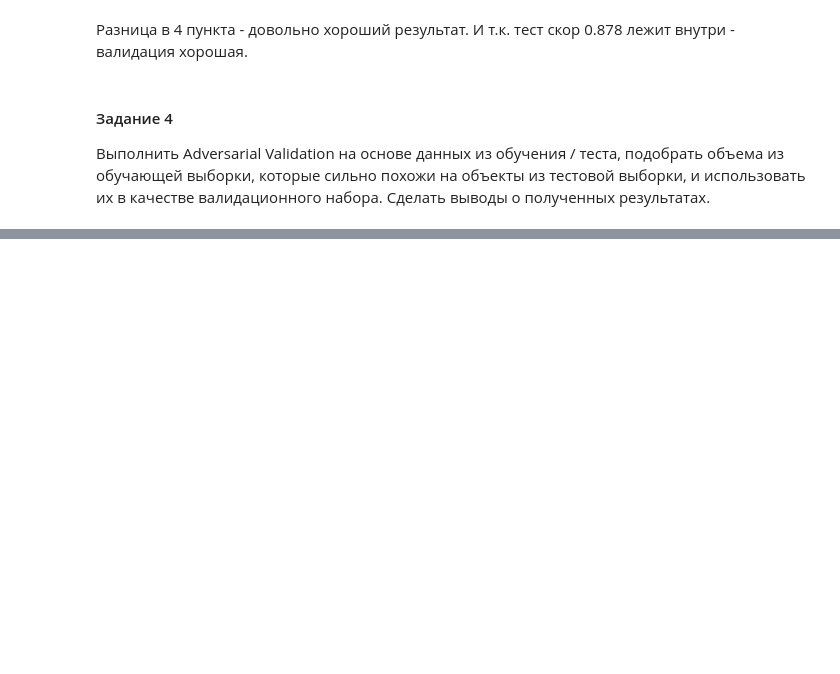
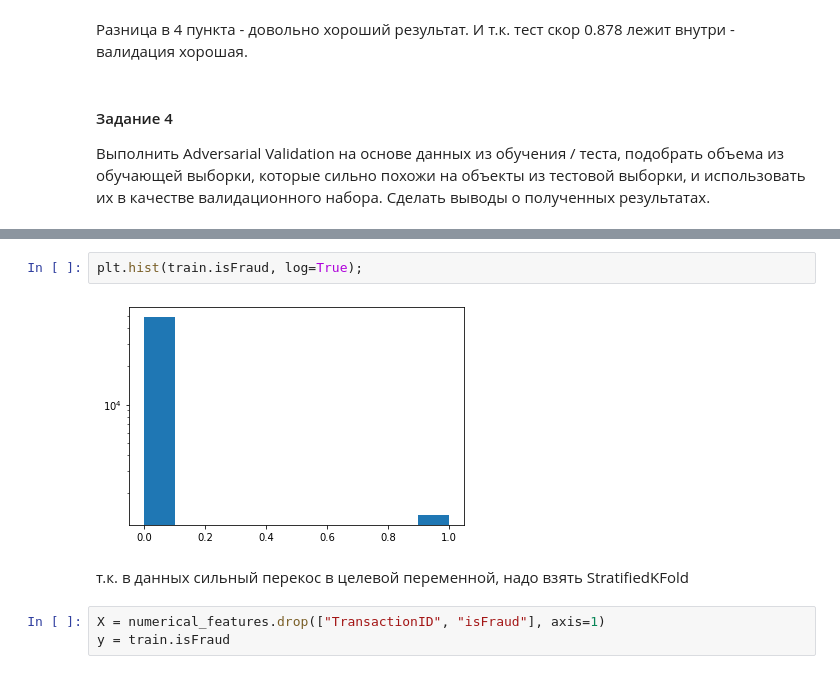
Before and after one commit to fogugy/gb_kaggle, a Jupyter notebook: hw2.ipynb, the cells around one changed output, grey strips where cells are left out. Cells and saved outputs as stored; diff of their text form; blank space fills up the shorter version.

```diff
--- a/hw2.ipynb
+++ b/hw2.ipynb
@@ -497,0 +536,9 @@ calculate_confidence_interval(scores)
+# %%
+plt.hist(train.isFraud, log=True);
+# %% [output]
+[figure, added]
+# %% [markdown]
+т.к. в данных сильный перекос в целевой переменной, надо взять StratifiedKFold
+# %%
+X = numerical_features.drop(["TransactionID", "isFraud"], axis=1)
+y = train.isFraud
```
Also changed, not shown: parts of 9 cells of this notebook.
